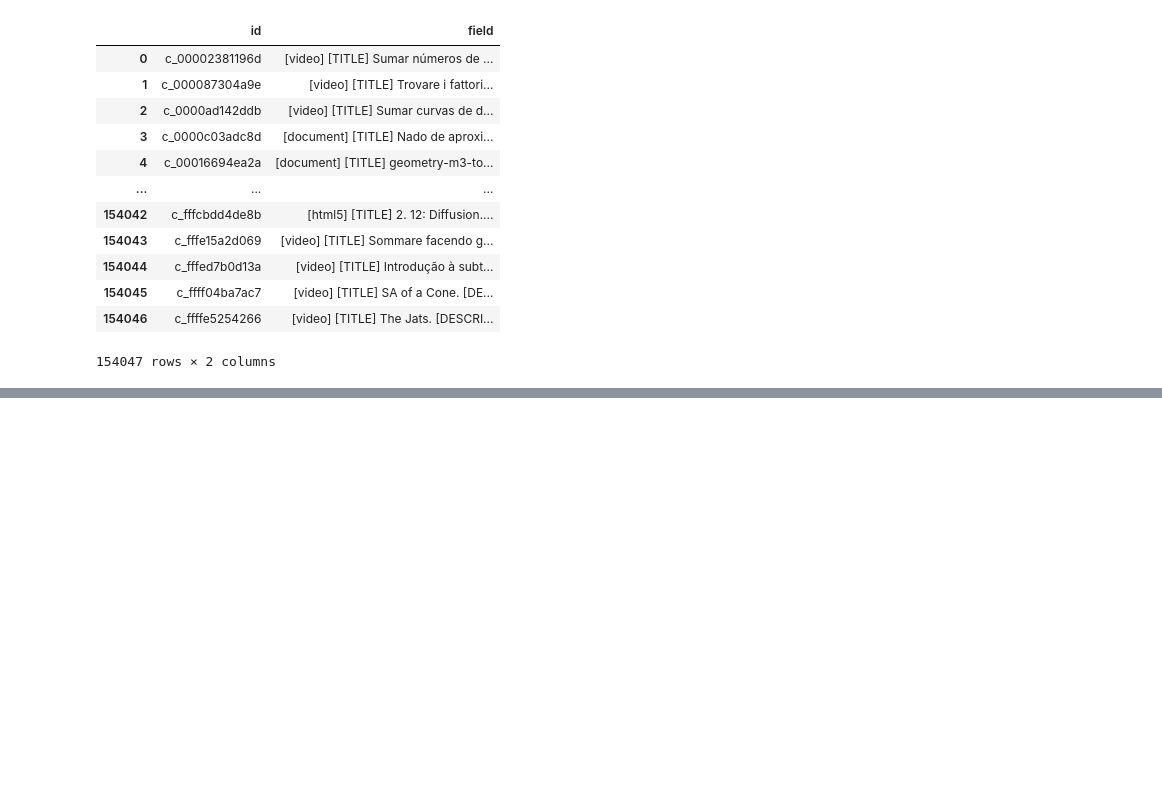
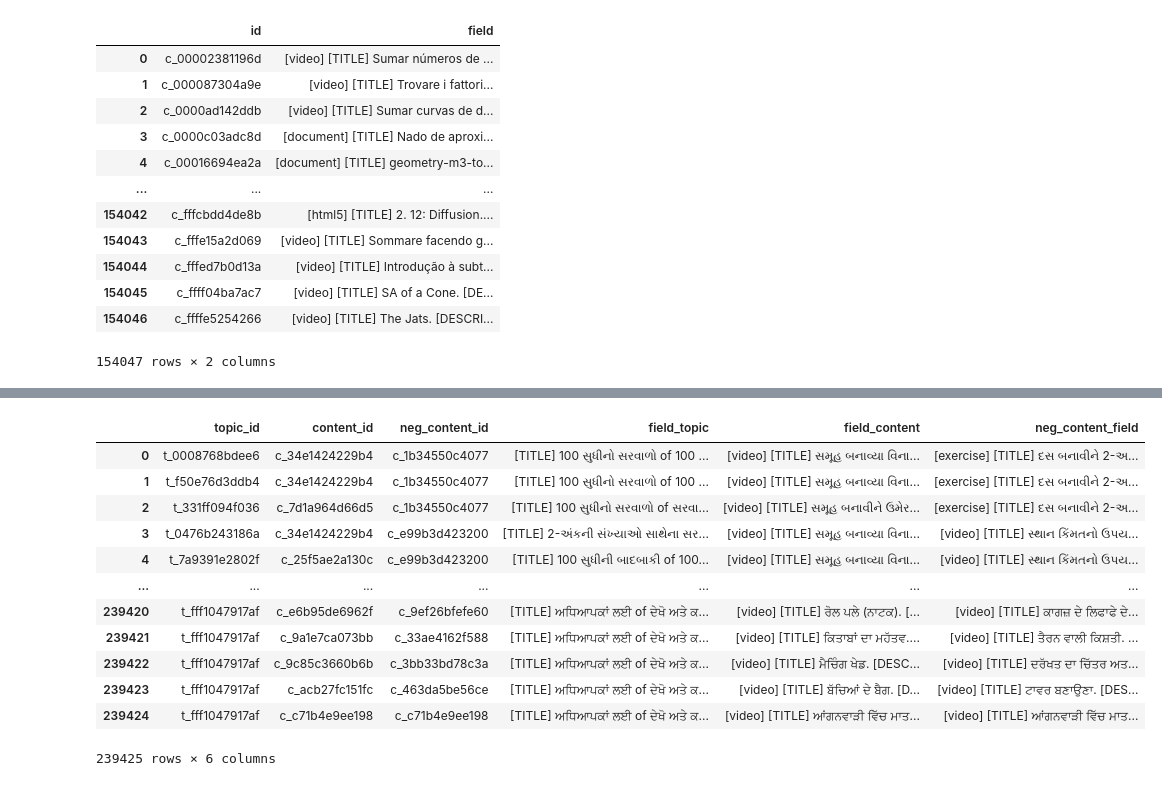
Before and after one commit to Kaggle-Competitions-Code/k12-curriculum-recommendations, a Jupyter notebook: notebook/retrieval_data.ipynb, the cells around one changed output, grey strips where cells are left out. Cells and saved outputs as stored; diff of their text form; code cells hidden in the pictures; blank space fills up the shorter version.

```diff
--- a/notebook/retrieval_data.ipynb
+++ b/notebook/retrieval_data.ipynb
@@ -93,0 +133,11 @@ df_train.to_parquet(os.path.join(PATH.output_dir, 'retrieval', f'retrieval_{CFG.
+# %%
+correlations = pd.read_csv(PATH.correlation_dir)
+df_samples = correlations.merge(pd.read_csv('/root/autodl-tmp/data/k12/cv_split_new/train/fold_3/sample/f3r2_top50.csv'), on='topic_id', suffixes=['', '_samples'])
+df_samples['content_ids'] = df_samples['content_ids'].apply(lambda x: x.split())
+df_samples['content_ids_samples'] = df_samples['content_ids_samples'].apply(lambda x: x.split())
+df_samples['n_pos'] = df_samples['content_ids'].apply(len)
+df_samples['negatives'] = df_samples.apply(lambda x: set(x['content_ids_samples']).difference(x['content_ids']), axis=1)
+df_samples['neg_samples'] = df_samples.apply(lambda x: random.choices(x['content_ids_samples'], k=x['n_pos']), axis=1)
+df_samples = df_samples[['topic_id', 'content_ids', 'neg_samples']].explode(['content_ids', 'neg_samples']).rename(columns={
+    'content_ids': 'content_id', 'neg_samples': 'neg_content_id'})
+df_samples
@@ -93,0 +158,21 @@ df_train.to_parquet(os.path.join(PATH.output_dir, 'retrieval', f'retrieval_{CFG.
+# %%
+df_samples = df_samples.merge(df_topic, left_on='topic_id', right_on='id')
+df_samples = df_samples.merge(df_content, left_on='content_id', right_on='id', suffixes=['_topic', '_content'])
+df_samples = df_samples.merge(df_content, left_on='neg_content_id', right_on='id')
+df_samples = df_samples[['topic_id', 'content_id', 'neg_content_id', 'field_topic', 'field_content', 'field']].rename(columns={'field': 'neg_content_field'})
+# %%
+df_samples
+# %% [output]
+|  | topic_id | content_id | neg_content_id | field_topic | field_content | neg_content_field |
+| 0 | t_0008768bdee6 | c_34e1424229b4 | c_1b34550c4077 | [TITLE] 100 સુધીનો સરવાળો of 100 ... | [video] [TITLE] સમૂહ બનાવ્યા વિના... | [exercise] [TITLE] દસ બનાવીને 2-અ... |
+| 1 | t_f50e76d3ddb4 | c_34e1424229b4 | c_1b34550c4077 | [TITLE] 100 સુધીનો સરવાળો of 100 ... | [video] [TITLE] સમૂહ બનાવ્યા વિના... | [exercise] [TITLE] દસ બનાવીને 2-અ... |
+| 2 | t_331ff094f036 | c_7d1a964d66d5 | c_1b34550c4077 | [TITLE] 100 સુધીનો સરવાળો of સરવા... | [video] [TITLE] સમૂહ બનાવીને ઉમેર... | [exercise] [TITLE] દસ બનાવીને 2-અ... |
+| 3 | t_0476b243186a | c_34e1424229b4 | c_e99b3d423200 | [TITLE] 2-અંકની સંખ્યાઓ સાથેના સર... | [video] [TITLE] સમૂહ બનાવ્યા વિના... | [video] [TITLE] સ્થાન કિંમતનો ઉપય... |
+| 4 | t_7a9391e2802f | c_25f5ae2a130c | c_e99b3d423200 | [TITLE] 100 સુધીની બાદબાકી of 100... | [video] [TITLE] સમૂહ બનાવ્યા વિના... | [video] [TITLE] સ્થાન કિંમતનો ઉપય... |
+| ... | ... | ... | ... | ... | ... | ... |
+| 239420 | t_fff1047917af | c_e6b95de6962f | c_9ef26bfefe60 | [TITLE] ਅਧਿਆਪਕਾਂ ਲਈ of ਦੇਖੋ ਅਤੇ ਕ... | [video] [TITLE] ਰੋਲ ਪਲੇ (ਨਾਟਕ). [... | [video] [TITLE] ਕਾਗਜ਼ ਦੇ ਲਿਫਾਫੇ ਦੇ... |
+| 239421 | t_fff1047917af | c_9a1e7ca073bb | c_33ae4162f588 | [TITLE] ਅਧਿਆਪਕਾਂ ਲਈ of ਦੇਖੋ ਅਤੇ ਕ... | [video] [TITLE] ਕਿਤਾਬਾਂ ਦਾ ਮਹੱਤਵ.... | [video] [TITLE] ਤੈਰਨ ਵਾਲੀ ਕਿਸ਼ਤੀ. ... |
+| 239422 | t_fff1047917af | c_9c85c3660b6b | c_3bb33bd78c3a | [TITLE] ਅਧਿਆਪਕਾਂ ਲਈ of ਦੇਖੋ ਅਤੇ ਕ... | [video] [TITLE] ਮੈਚਿੰਗ ਖੇਡ. [DESC... | [video] [TITLE] ਦਰੱਖਤ ਦਾ ਚਿੱਤਰ ਅਤ... |
+| 239423 | t_fff1047917af | c_acb27fc151fc | c_463da5be56ce | [TITLE] ਅਧਿਆਪਕਾਂ ਲਈ of ਦੇਖੋ ਅਤੇ ਕ... | [video] [TITLE] ਬੱਚਿਆਂ ਦੇ ਬੈਗ. [D... | [video] [TITLE] ਟਾਵਰ ਬਣਾਉਣਾ. [DES... |
+| 239424 | t_fff1047917af | c_c71b4e9ee198 | c_c71b4e9ee198 | [TITLE] ਅਧਿਆਪਕਾਂ ਲਈ of ਦੇਖੋ ਅਤੇ ਕ... | [video] [TITLE] ਆਂਗਨਵਾੜੀ ਵਿੱਚ ਮਾਤ... | [video] [TITLE] ਆਂਗਨਵਾੜੀ ਵਿੱਚ ਮਾਤ... |
+239425 rows × 6 columns
```
Also changed, not shown: parts of 15 cells of this notebook, 8 other files.
